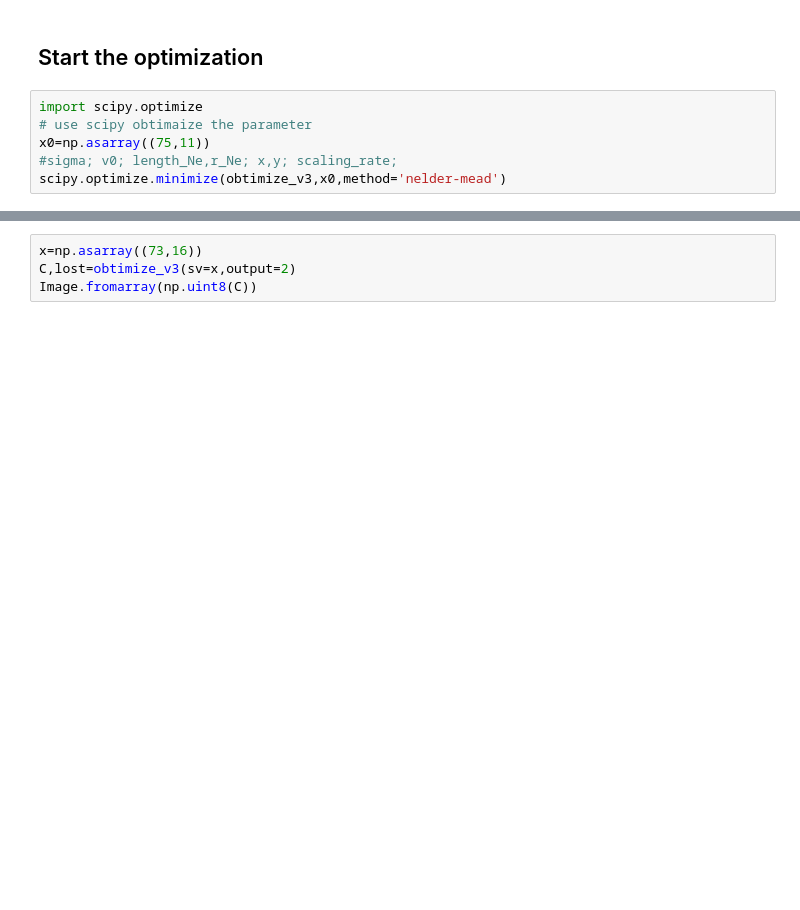
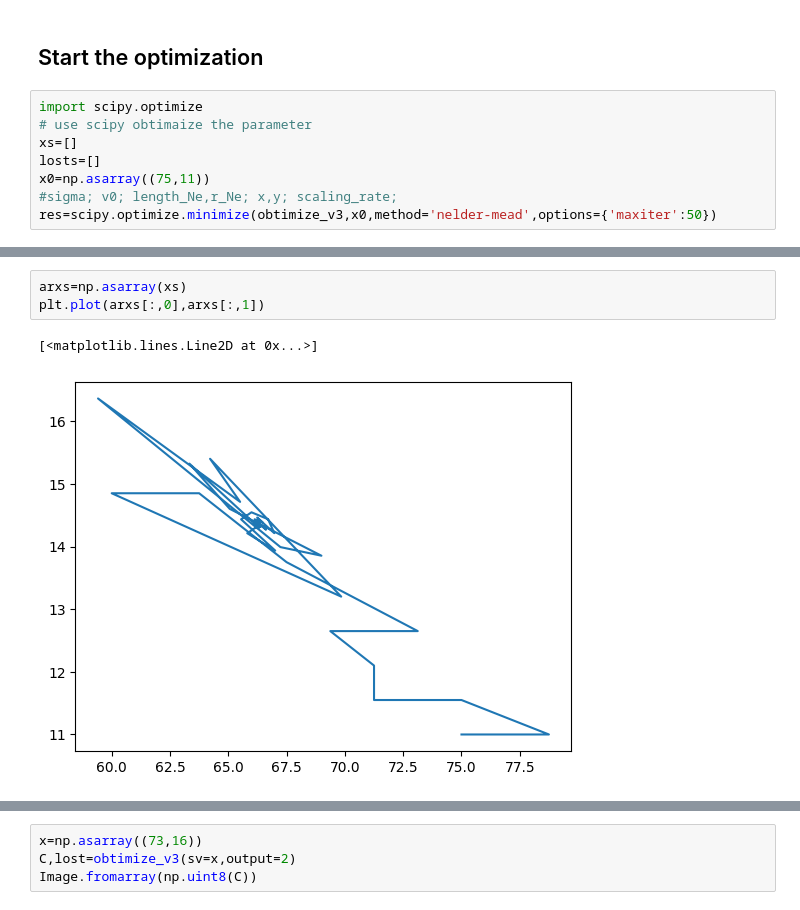
Before and after one commit to Lomolanisgo/Bayesian_PendantDrop_Tensiometry, a Jupyter notebook: adjust_parameter_v4.ipynb, the cells around one changed output, grey strips where cells are left out. Saved outputs shown, nothing was run; the diff lists cells and outputs as text; blank space fills up the shorter version.

```diff
--- a/adjust_parameter_v4.ipynb
+++ b/adjust_parameter_v4.ipynb
@@ -210,7 +199,9 @@ def obtimize_v3(sv,path_ori=os.path.abspath('./images_experiment/220304_miliq_T1
 # %%
 import scipy.optimize
 # use scipy obtimaize the parameter
+xs=[]
+losts=[]
 x0=np.asarray((75,11))
 #sigma; v0; length_Ne,r_Ne; x,y; scaling_rate;
-scipy.optimize.minimize(obtimize_v3,x0,method='nelder-mead')
+res=scipy.optimize.minimize(obtimize_v3,x0,method='nelder-mead',options={'maxiter':50})
 # %% [output]
@@ -217,0 +238,6 @@ MemoryError:
+# %%
+arxs=np.asarray(xs)
+plt.plot(arxs[:,0],arxs[:,1])
+# %% [output]
+[<matplotlib.lines.Line2D at 0x...>]
+[figure, added]
```
Also changed, not shown: parts of 17 cells of this notebook.
